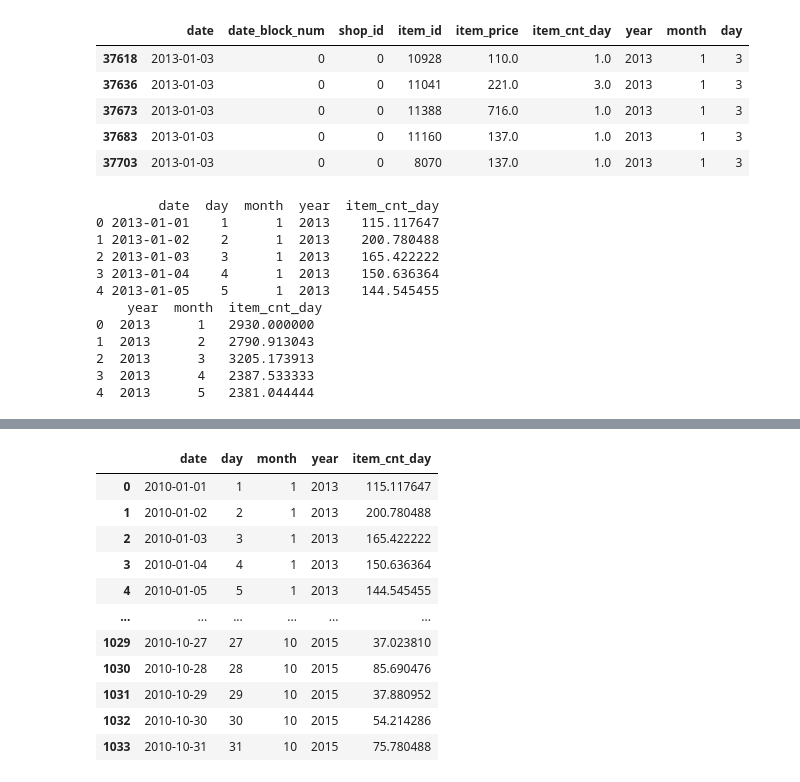
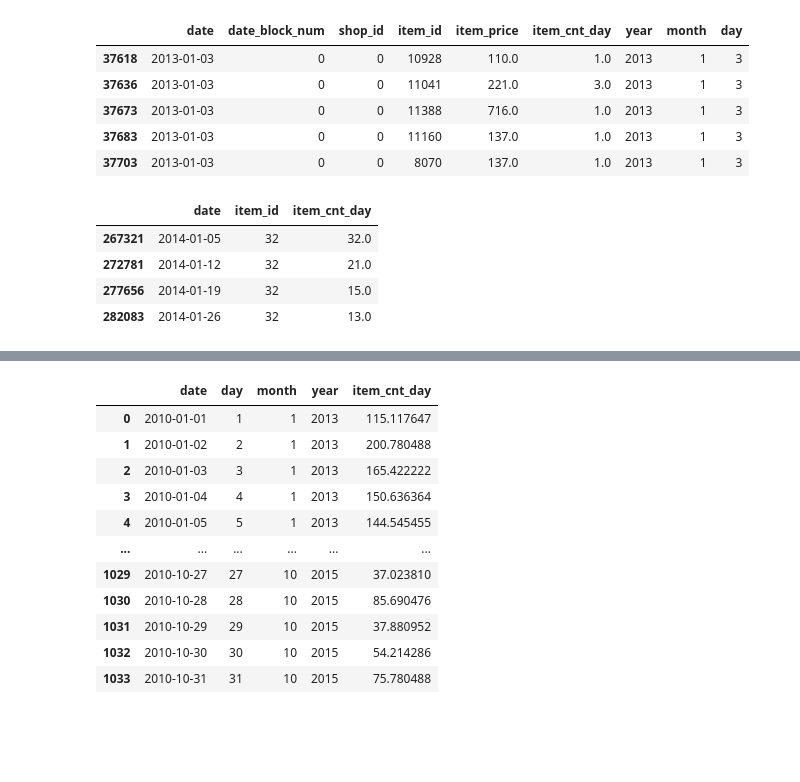
Before and after one commit to OliviaJayeola/DataSciencePortfolio, a Jupyter notebook: predict_sales/predict_sales.ipynb, the cells around one changed output, grey strips where cells are left out. Saved outputs shown, nothing was run; the diff lists cells and outputs as text; code cells hidden in the pictures; blank space fills up the shorter version.

```diff
--- a/predict_sales/predict_sales.ipynb
+++ b/predict_sales/predict_sales.ipynb
@@ -130,29 +144,5 @@ sales.head()
 | 37673 | 2013-01-03 | 0 | 0 | 11388 | 716.0 | 1.0 | 2013 | 1 | 3 |
 | 37683 | 2013-01-03 | 0 | 0 | 11160 | 137.0 | 1.0 | 2013 | 1 | 3 |
 | 37703 | 2013-01-03 | 0 | 0 | 8070 | 137.0 | 1.0 | 2013 | 1 | 3 |
-# %%
-# Group by 'date' and 'shop_id' to sum 'item_cnt_day' for each shop per day
-grouped = sales.groupby(['date', 'day', 'month','year', 'shop_id'])['item_cnt_day'].sum().reset_index()
-
-# Calculate the average number of sales per day
-average_sales_per_day = grouped.groupby(['date','day','month','year'])['item_cnt_day'].mean().reset_index()
-
-grouped = sales.groupby(['year', 'month', 'shop_id'])['item_cnt_day'].sum().reset_index()
-# Group by 'year' and 'month' again to get the mean of item_cnt_day per unique shop_id
-average_sales_per_month = grouped.groupby(['year', 'month']).agg({'item_cnt_day': 'mean'}).reset_index()
-
-
-print(average_sales_per_day.head(), '\n', average_sales_per_month.head())
-# %% [output]
-        date  day  month  year  item_cnt_day
-0 2013-01-01    1      1  2013    115.117647
-1 2013-01-02    2      1  2013    200.780488
-2 2013-01-03    3      1  2013    165.422222
-3 2013-01-04    4      1  2013    150.636364
-4 2013-01-05    5      1  2013    144.545455
-    year  month  item_cnt_day
-0  2013      1   2930.000000
-1  2013      2   2790.913043
-2  2013      3   3205.173913
-3  2013      4   2387.533333
-4  2013      5   2381.044444
+# %%
+weekly_sales = sales.groupby([pd.Grouper(key='date', freq='W'), 'item_id'])['item_cnt_day'].sum().reset_index()
@@ -158,0 +163,10 @@ print(average_sales_per_day.head(), '\n', average_sales_per_month.head())
+# %%
+# comparing effect of keeping df's together vs seperate
+
+weekly_sales[(weekly_sales['item_id'] == 32) & (weekly_sales['date'].dt.month == 1) & (weekly_sales['date'].dt.year == 2014)]
+# %% [output]
+|  | date | item_id | item_cnt_day |
+| 267321 | 2014-01-05 | 32 | 32.0 |
+| 272781 | 2014-01-12 | 32 | 21.0 |
+| 277656 | 2014-01-19 | 32 | 15.0 |
+| 282083 | 2014-01-26 | 32 | 13.0 |
```
Also changed, not shown: parts of 17 cells of this notebook.
